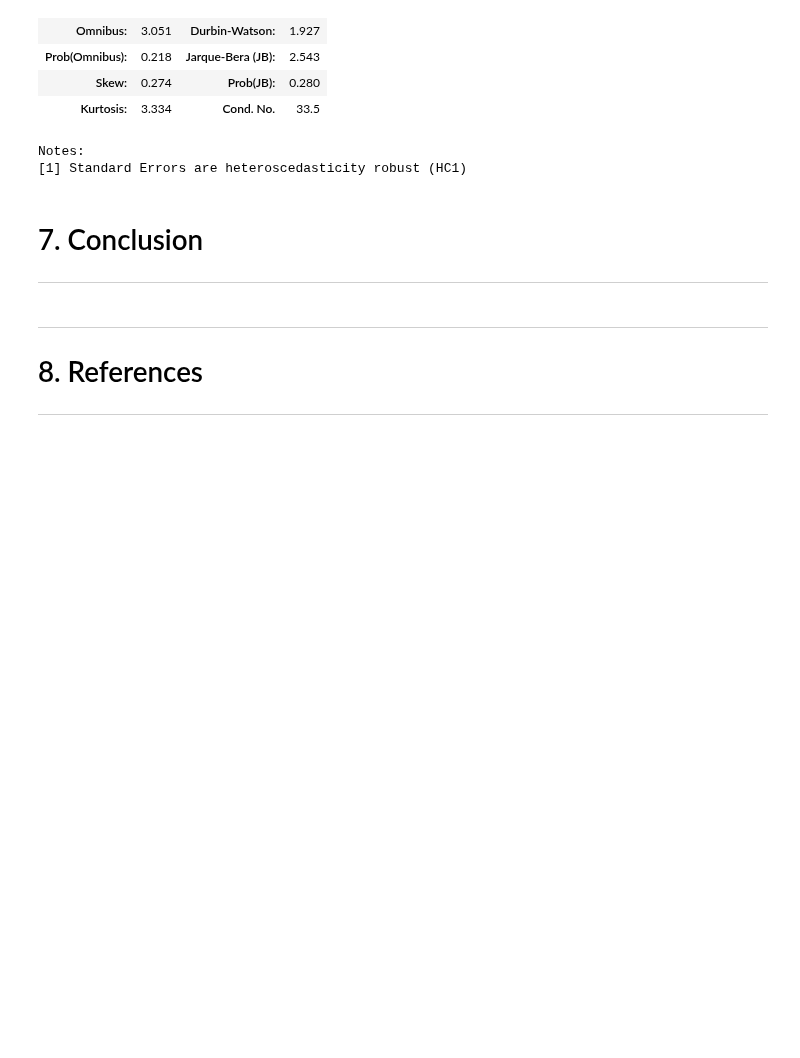
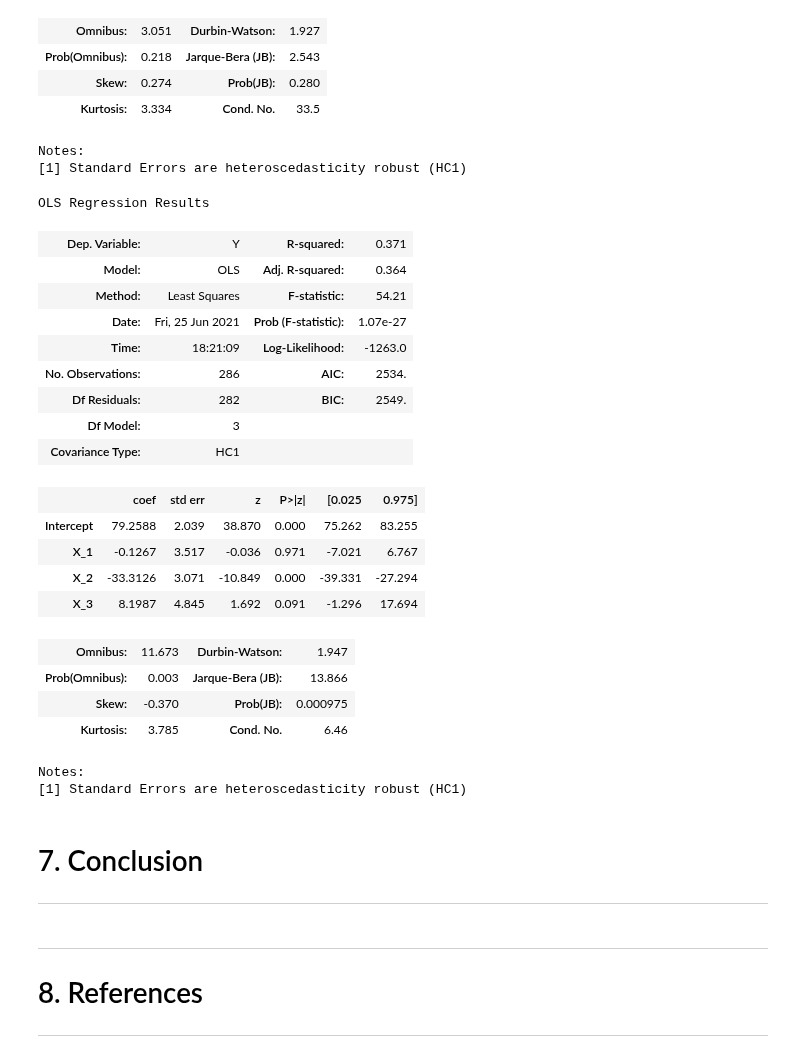
Before and after one commit to aysuavci/ose-data-science-course-project-aysuavci, a Jupyter notebook: project_notebook.ipynb, the cells around one changed output. Cells and saved outputs as stored; diff of their text form; code cells hidden in the pictures; blank space fills up the shorter version.

Commit message:
reg 5, r
confidence

```diff
--- a/project_notebook.ipynb
+++ b/project_notebook.ipynb
@@ -338,6 +338,34 @@ OLS Regression Results
 | Kurtosis: | 3.334 | Cond. No. | 33.5 |
 Notes:
 [1] Standard Errors are heteroscedasticity robust (HC1)
+# %%
+#Reg 5 for confidence
+df = pd.DataFrame({"Y": df['posterior_median'], "X_1": df['dummytreat_direct1month'], "X_2": df["dummynews_goodbad"], "X_3": df["interact_direct1month"]})
+model_ols = smf.ols(formula="Y ~ X_1 + X_2 + X_3", data=df)
+rslt = model_ols.fit(cov_type='HC1')
+rslt.summary()
+# %% [output]
+OLS Regression Results
+| Dep. Variable: | Y | R-squared: | 0.371 |
+| Model: | OLS | Adj. R-squared: | 0.364 |
+| Method: | Least Squares | F-statistic: | 54.21 |
+| Date: | Fri, 25 Jun 2021 | Prob (F-statistic): | 1.07e-27 |
+| Time: | 18:21:09 | Log-Likelihood: | -1263.0 |
+| No. Observations: | 286 | AIC: | 2534. |
+| Df Residuals: | 282 | BIC: | 2549. |
+| Df Model: | 3 |  |  |
+| Covariance Type: | HC1 |  |  |
+|  | coef | std err | z | P>|z| | [0.025 | 0.975] |
+| Intercept | 79.2588 | 2.039 | 38.870 | 0.000 | 75.262 | 83.255 |
+| X_1 | -0.1267 | 3.517 | -0.036 | 0.971 | -7.021 | 6.767 |
+| X_2 | -33.3126 | 3.071 | -10.849 | 0.000 | -39.331 | -27.294 |
+| X_3 | 8.1987 | 4.845 | 1.692 | 0.091 | -1.296 | 17.694 |
+| Omnibus: | 11.673 | Durbin-Watson: | 1.947 |
+| Prob(Omnibus): | 0.003 | Jarque-Bera (JB): | 13.866 |
+| Skew: | -0.370 | Prob(JB): | 0.000975 |
+| Kurtosis: | 3.785 | Cond. No. | 6.46 |
+Notes:
+[1] Standard Errors are heteroscedasticity robust (HC1)
 # %% [markdown]
 # 7. Conclusion
 ---
```
